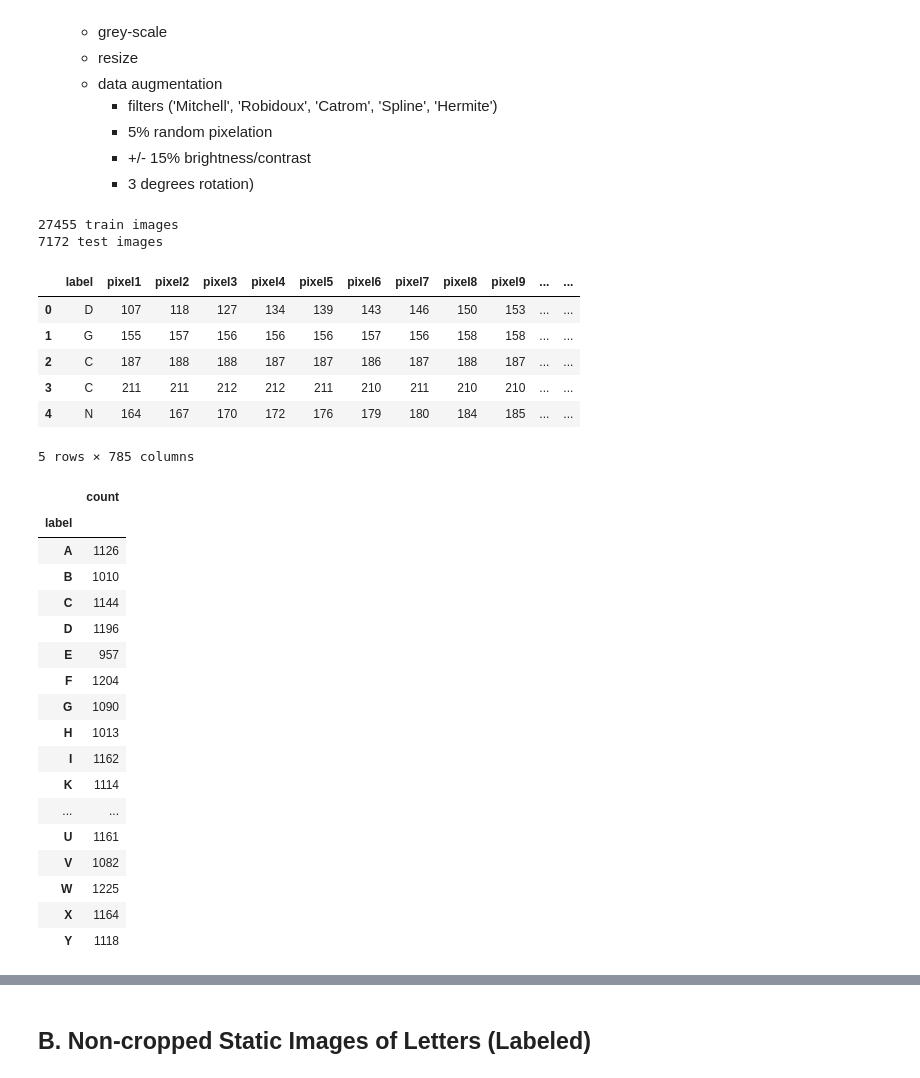
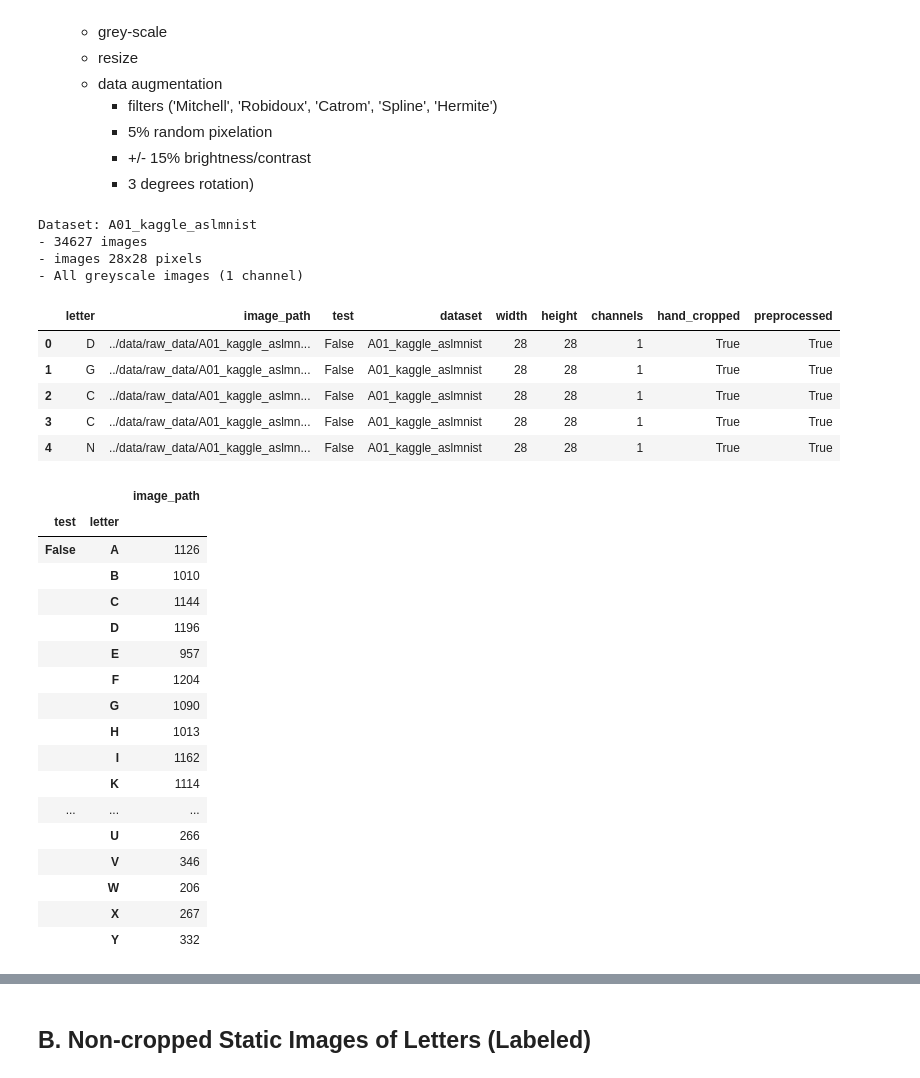
Before and after one commit to notFonz/HandSpell, a Jupyter notebook: notebooks/dpessoa_dataset_explorer.ipynb, the cells around one changed output, grey strips where cells are left out. Drawn from its saved outputs; the diff is of its cells as text; code cells hidden in the pictures.

```diff
--- a/notebooks/dpessoa_dataset_explorer.ipynb
+++ b/notebooks/dpessoa_dataset_explorer.ipynb
@@ -83,9 +2,0 @@ def save_a01_rows_as_images():
-# %%
-# Get | dataset | train | label | width | height | channels |
-def get_a01_dataset_infos(save=True):
-    dataset_label = "A01_kaggle_aslmnist"
-    dataset_path = "../data/raw_data/" + dataset_label
-
-    train_df = pd.read_csv("../data/raw_data/A01_kaggle_aslmnist/sign_mnist_train.csv")
-    test_df = pd.read_csv("../data/raw_data/A01_kaggle_aslmnist/sign_mnist_test.csv")
-    train_df[["label"]]
@@ -139,47 +31,42 @@ def get_b01_dataset_infos(save=True):
     - +/- 15% brightness/contrast
     - 3 degrees rotation)
 # %%
-train_df = pd.read_csv("../data/raw_data/A01_kaggle_aslmnist/sign_mnist_train.csv")
-test_df = pd.read_csv("../data/raw_data/A01_kaggle_aslmnist/sign_mnist_test.csv")
+infos_df, dataset_path = get_a01_dataset_infos()
 
-print(f"{train_df.shape[0]} train images")
-print(f"{test_df.shape[0]} test images")
+print_dataset_infos(infos_df)
 
-# Replace numbers with letters
-train_df["label"] = train_df["label"].replace(INDEX_TO_LETTER)
-test_df["label"] = test_df["label"].replace(INDEX_TO_LETTER)
-
-train_df.head()
+infos_df.head()
 # %% [output]
-27455 train images
-7172 test images
+Dataset: A01_kaggle_aslmnist
+- 34627 images
+- images 28x28 pixels
+- All greyscale images (1 channel)
-|  | label | pixel1 | pixel2 | pixel3 | pixel4 | pixel5 | pixel6 | pixel7 | pixel8 | pixel9 | ... | ... |
-| 0 | D | 107 | 118 | 127 | 134 | 139 | 143 | 146 | 150 | 153 | ... | ... |
-| 1 | G | 155 | 157 | 156 | 156 | 156 | 157 | 156 | 158 | 158 | ... | ... |
-| 2 | C | 187 | 188 | 188 | 187 | 187 | 186 | 187 | 188 | 187 | ... | ... |
-| 3 | C | 211 | 211 | 212 | 212 | 211 | 210 | 211 | 210 | 210 | ... | ... |
-| 4 | N | 164 | 167 | 170 | 172 | 176 | 179 | 180 | 184 | 185 | ... | ... |
+|  | letter | image_path | test | dataset | width | height | channels | hand_cropped | preprocessed |
+| 0 | D | ../data/raw_data/A01_kaggle_aslmn... | False | A01_kaggle_aslmnist | 28 | 28 | 1 | True | True |
+| 1 | G | ../data/raw_data/A01_kaggle_aslmn... | False | A01_kaggle_aslmnist | 28 | 28 | 1 | True | True |
+| 2 | C | ../data/raw_data/A01_kaggle_aslmn... | False | A01_kaggle_aslmnist | 28 | 28 | 1 | True | True |
+| 3 | C | ../data/raw_data/A01_kaggle_aslmn... | False | A01_kaggle_aslmnist | 28 | 28 | 1 | True | True |
+| 4 | N | ../data/raw_data/A01_kaggle_aslmn... | False | A01_kaggle_aslmnist | 28 | 28 | 1 | True | True |
-5 rows × 785 columns
 # %%
 # Count number of images per letter
 # No J, no Z
-pd.DataFrame(train_df["label"].value_counts()).sort_index()
+infos_df.groupby(["test", "letter"])[["image_path"]].count()
 # %% [output]
-|  | count |
-| label |  |
-| A | 1126 |
-| B | 1010 |
-| C | 1144 |
-| D | 1196 |
-| E | 957 |
-| F | 1204 |
-| G | 1090 |
-| H | 1013 |
-| I | 1162 |
-| K | 1114 |
-| ... | ... |
-| U | 1161 |
-| V | 1082 |
-| W | 1225 |
-| X | 1164 |
-| Y | 1118 |
+|  |  | image_path |
+| test | letter |  |
+| False | A | 1126 |
+|  | B | 1010 |
+|  | C | 1144 |
+|  | D | 1196 |
+|  | E | 957 |
+|  | F | 1204 |
+|  | G | 1090 |
+|  | H | 1013 |
+|  | I | 1162 |
+|  | K | 1114 |
+| ... | ... | ... |
+|  | U | 266 |
+|  | V | 346 |
+|  | W | 206 |
+|  | X | 267 |
+|  | Y | 332 |
```
Also changed, not shown: parts of 22 cells of this notebook, 3 other files.
